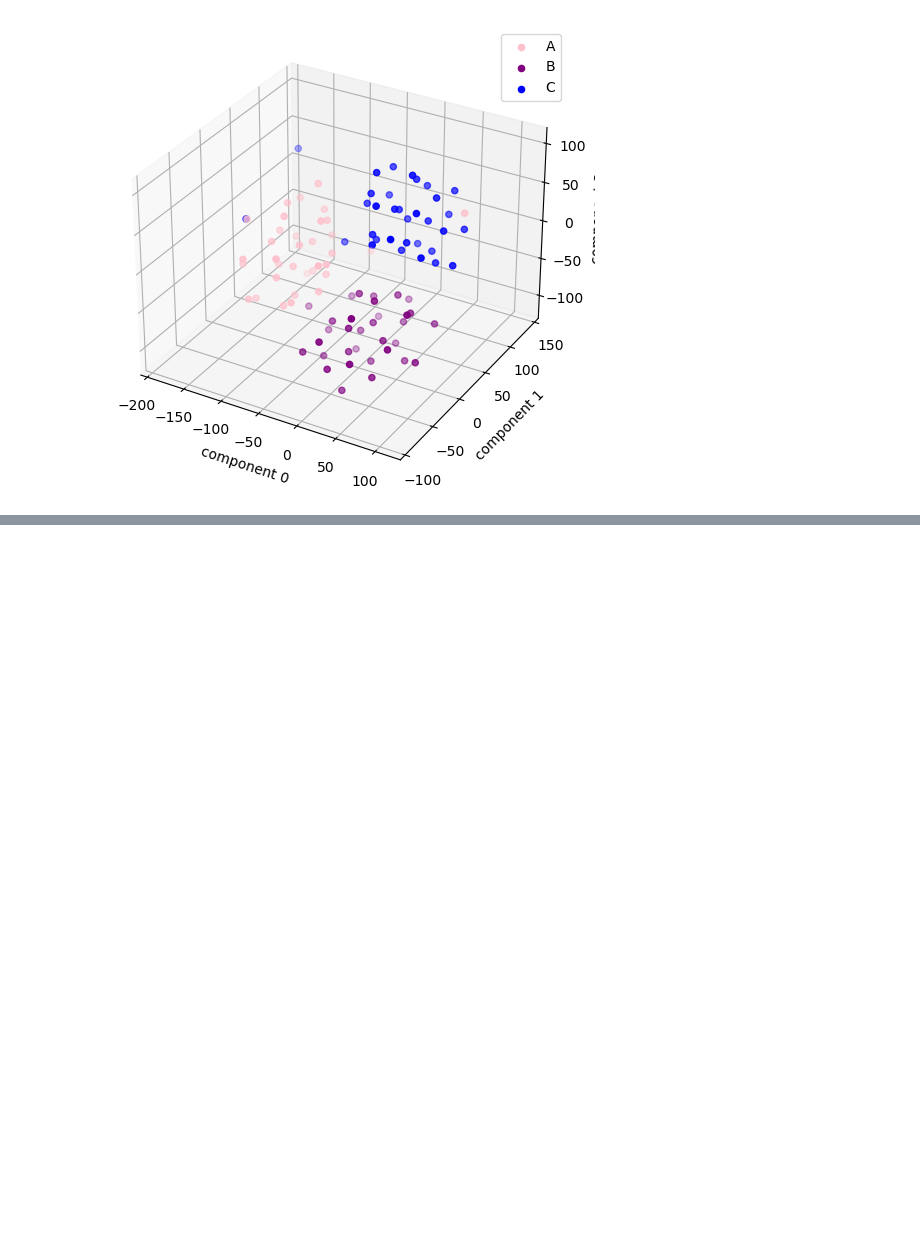
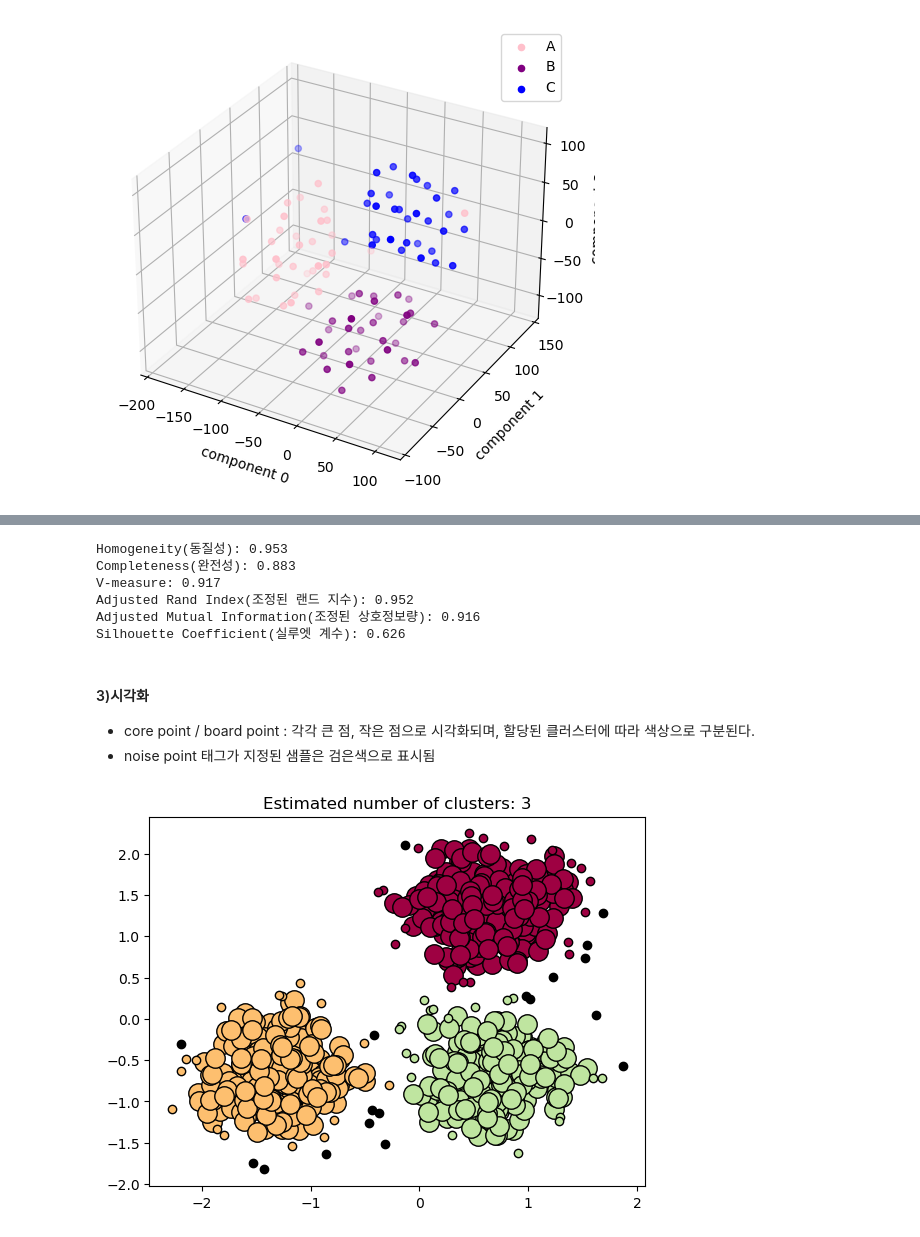
Before and after one commit to LeticiaKang/AICE_AI_Study, a Jupyter notebook: 4. 비지도학습.ipynb, the cells around one changed output, grey strips where cells are left out. Drawn from its saved outputs; the diff is of its cells as text; code cells hidden in the pictures; blank space fills up the shorter version.

```diff
--- a/4. 비지도학습.ipynb
+++ b/4. 비지도학습.ipynb
@@ -344,0 +470,62 @@ plt.show()
+# %%
+print(f"Homogeneity(동질성): {metrics.homogeneity_score(labels_true, labels):.3f}")
+print(f"Completeness(완전성): {metrics.completeness_score(labels_true, labels):.3f}")
+print(f"V-measure: {metrics.v_measure_score(labels_true, labels):.3f}")
+print(f"Adjusted Rand Index(조정된 랜드 지수): {metrics.adjusted_rand_score(labels_true, labels):.3f}")
+print(
+    "Adjusted Mutual Information(조정된 상호정보량):"
+    f" {metrics.adjusted_mutual_info_score(labels_true, labels):.3f}"
+)
+print(f"Silhouette Coefficient(실루엣 계수): {metrics.silhouette_score(X, labels):.3f}")
+# %% [output]
+Homogeneity(동질성): 0.953
+Completeness(완전성): 0.883
+V-measure: 0.917
+Adjusted Rand Index(조정된 랜드 지수): 0.952
+Adjusted Mutual Information(조정된 상호정보량): 0.916
+Silhouette Coefficient(실루엣 계수): 0.626
+# %% [markdown]
+#### 3)시각화
+- core point / board point : 각각 큰 점, 작은 점으로 시각화되며, 할당된 클러스터에 따라 색상으로 구분된다.
+- noise point 태그가 지정된 샘플은 검은색으로 표시됨
+# %%
+# 레이블 유일값 설정
+unique_labels = set(labels)
+core_samples_mask = np.zeros_like(labels, dtype=bool)
+core_samples_mask[db.core_sample_indices_] = True
+
+# 클러스터 색상 구분
+colors = [plt.cm.Spectral(each) for each in np.linspace(0, 1, len(unique_labels))]
+
+#시각화
+for k, col in zip(unique_labels, colors):
+    if k == -1:
+        # 레이블이 -1로 지정된 Noise Point 검은 색으로 지정
+        col = [0, 0, 0, 1]
+
+    class_member_mask = labels == k
+
+    xy = X[class_member_mask & core_samples_mask]
+    plt.plot(
+        xy[:, 0],
+        xy[:, 1],
+        "o",
+        markerfacecolor=tuple(col),
+        markeredgecolor="k",
+        markersize=14,
+    )
+
+    xy = X[class_member_mask & ~core_samples_mask]
+    plt.plot(
+        xy[:, 0],
+        xy[:, 1],
+        "o",
+        markerfacecolor=tuple(col),
+        markeredgecolor="k",
+        markersize=6,
+    )
+
+plt.title(f"Estimated number of clusters: {n_clusters_}")
+plt.show()
+# %% [output]
+[figure, added]
```
Also changed, not shown: parts of 35 cells of this notebook.
